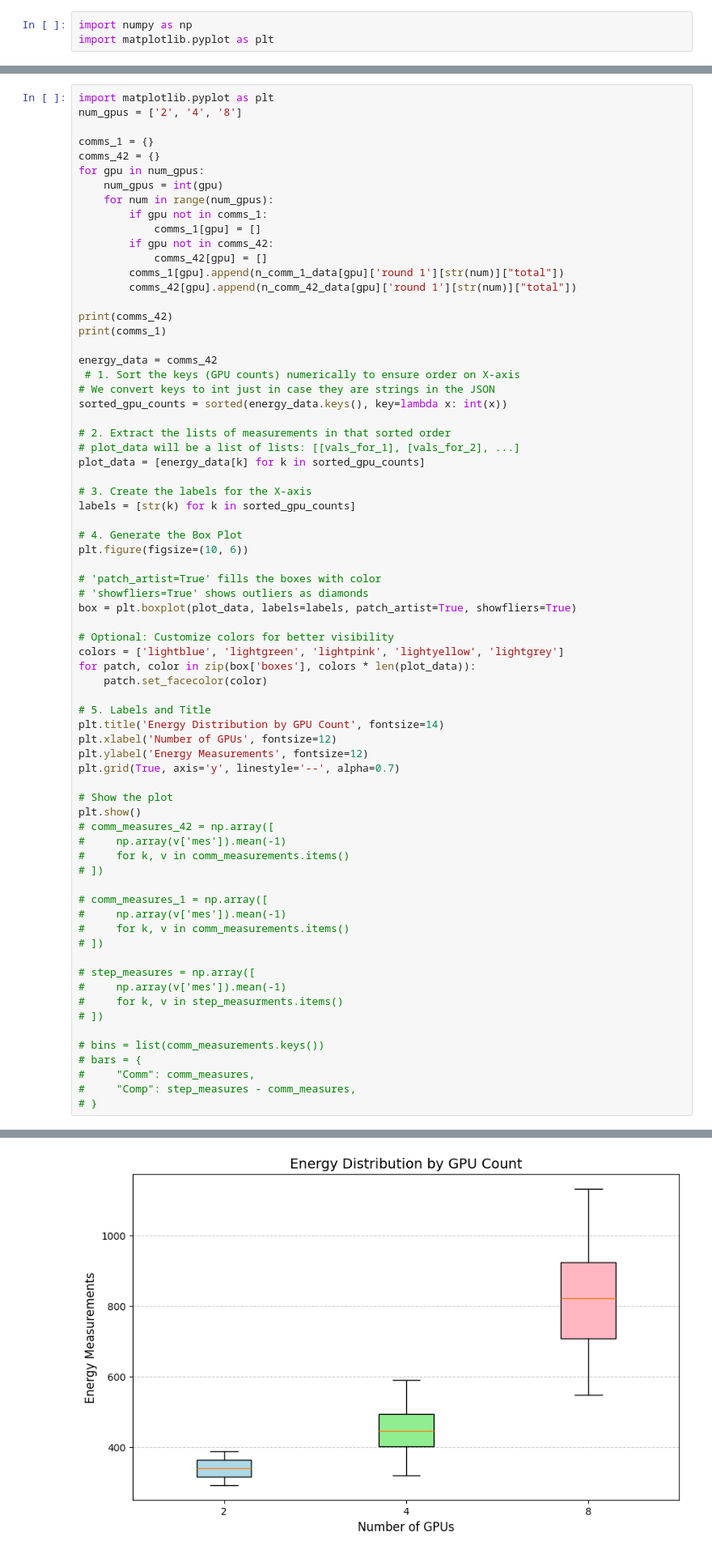
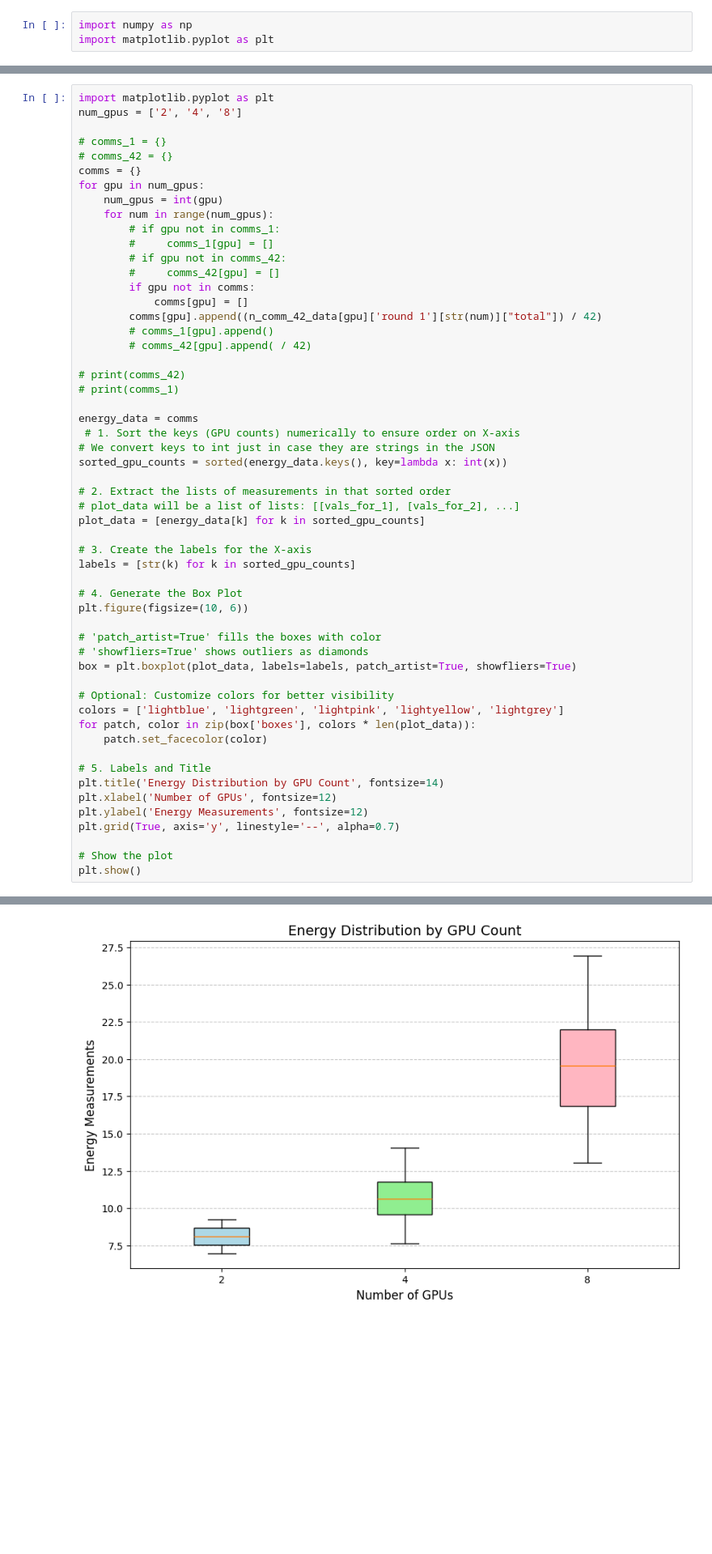
Before and after one commit to olegian/Zeus-Preliminary, a Jupyter notebook: analysis/pp.ipynb, the cells around one changed output, grey strips where cells are left out. Shown: that part at 81% size. Cells and saved outputs as stored; diff of their text form; blank space fills up the shorter version.

```diff
--- a/analysis/pp.ipynb
+++ b/analysis/pp.ipynb
@@ -150,22 +150,26 @@ n_comm_1_data = structured_data
 import matplotlib.pyplot as plt
 num_gpus = ['2', '4', '8']
 
-comms_1 = {}
-comms_42 = {}
+# comms_1 = {}
+# comms_42 = {}
+comms = {}
 for gpu in num_gpus:
     num_gpus = int(gpu)
     for num in range(num_gpus):
-        if gpu not in comms_1:
-            comms_1[gpu] = []
-        if gpu not in comms_42:
-            comms_42[gpu] = []
-        comms_1[gpu].append(n_comm_1_data[gpu]['round 1'][str(num)]["total"])
-        comms_42[gpu].append(n_comm_42_data[gpu]['round 1'][str(num)]["total"])
+        # if gpu not in comms_1:
+        #     comms_1[gpu] = []
+        # if gpu not in comms_42:
+        #     comms_42[gpu] = []
+        if gpu not in comms:
+            comms[gpu] = []
+        comms[gpu].append((n_comm_42_data[gpu]['round 1'][str(num)]["total"]) / 42)
+        # comms_1[gpu].append()
+        # comms_42[gpu].append( / 42)
 
-print(comms_42)
-print(comms_1)
+# print(comms_42)
+# print(comms_1)
 
-energy_data = comms_42
+energy_data = comms
  # 1. Sort the keys (GPU counts) numerically to ensure order on X-axis
 # We convert keys to int just in case they are strings in the JSON
 sorted_gpu_counts = sorted(energy_data.keys(), key=lambda x: int(x))
@@ -197,24 +201,4 @@ plt.grid(True, axis='y', linestyle='--', alpha=0.7)
 
 # Show the plot
 plt.show()
-# comm_measures_42 = np.array([
-#     np.array(v['mes']).mean(-1)
-#     for k, v in comm_measurements.items()
-# ])
-
-# comm_measures_1 = np.array([
-#     np.array(v['mes']).mean(-1)
-#     for k, v in comm_measurements.items()
-# ])
-
-# step_measures = np.array([
-#     np.array(v['mes']).mean(-1)
-#     for k, v in step_measurments.items()
-# ])
-
-# bins = list(comm_measurements.keys())
-# bars = {
-#     "Comm": comm_measures,
-#     "Comp": step_measures - comm_measures,
-# }
 # %% [output]
@@ -224,2 +205,2 @@ Matplotlib is building the font cache; this may take a moment.
-[figure, old version]
+[figure, new version]
 # %%
```
Also changed, not shown: parts of 3 cells of this notebook.
